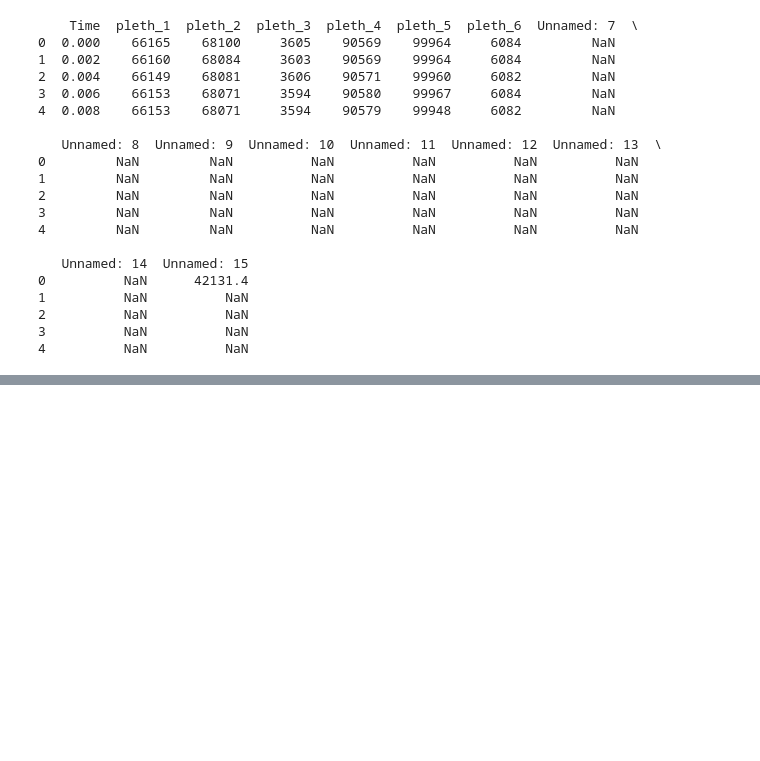
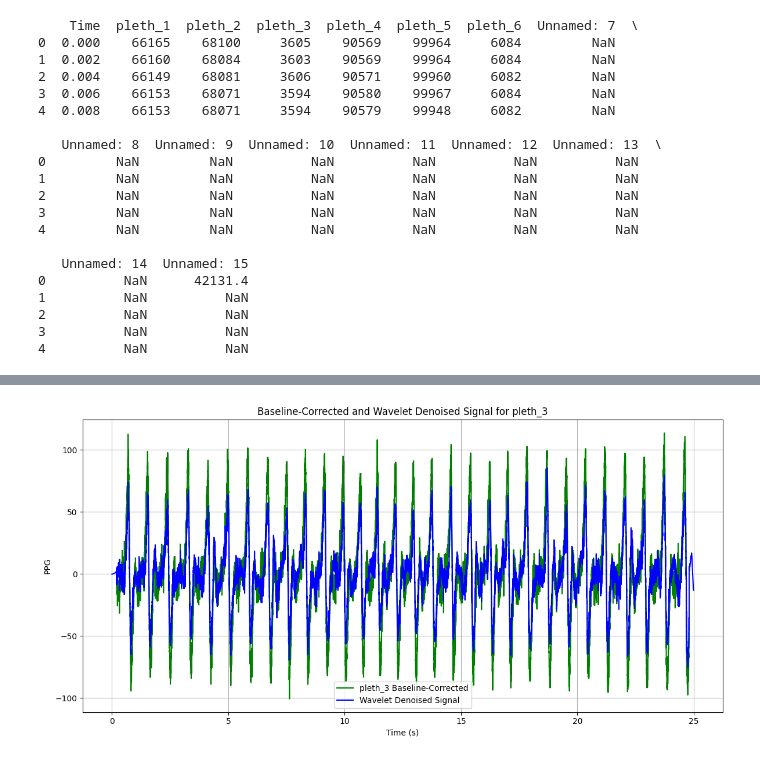
Before and after one commit to HRJ369/DH_307, a Jupyter notebook: DH307_Testing.ipynb, the cells around one changed output, grey strips where cells are left out. Cells and saved outputs as stored; diff of their text form; code cells hidden in the pictures; blank space fills up the shorter version.

```diff
--- a/DH307_Testing.ipynb
+++ b/DH307_Testing.ipynb
@@ -139,0 +145,51 @@ plt.show()
+# %%
+import pywt
+import numpy as np
+import pandas as pd
+import matplotlib.pyplot as plt
+
+# Function to apply wavelet denoising
+def wavelet_denoise(signal, wavelet='db4', level=1):
+    coeffs = pywt.wavedec(signal, wavelet, mode='symmetric')
+    coeffs[1:] = [pywt.threshold(c, np.std(c) / 2, mode='soft') for c in coeffs[1:]]
+    reconstructed_signal = pywt.waverec(coeffs, wavelet, mode='symmetric')
+    return reconstructed_signal[:len(signal)]
+
+
+# List of pleth columns
+pleth_columns = ['pleth_1', 'pleth_2', 'pleth_3', 'pleth_4', 'pleth_5', 'pleth_6']
+#i =int(input("Enter the signal you want to analyse = "))
+# Specify which signal to visualize
+desired_signal = "pleth_3"  # Change this to 'pleth_3', 'pleth_4', etc.
+
+if f'{desired_signal}_Baseline_Corrected' in df_filtered.columns:
+    # Apply wavelet denoising to the baseline-corrected signal
+    df_filtered['Denoised_Signal'] = wavelet_denoise(
+        df_filtered[f'{desired_signal}_Baseline_Corrected'].fillna(0)
+    )
+
+    # Plot the baseline-corrected and denoised signal
+    plt.figure(figsize=(12, 6))
+    plt.plot(
+        df_filtered['Time'],
+        df_filtered[f'{desired_signal}_Baseline_Corrected'],
+        label=f'{desired_signal} Baseline-Corrected',
+        color='green',
+    )
+    plt.plot(
+        df_filtered['Time'],
+        df_filtered['Denoised_Signal'],
+        label='Wavelet Denoised Signal',
+        color='blue',
+    )
+    plt.xlabel('Time (s)')
+    plt.ylabel('PPG')
+    plt.title(f'Baseline-Corrected and Wavelet Denoised Signal for {desired_signal}')
+    plt.legend()
+    plt.grid()
+    plt.tight_layout()
+    plt.show()
+else:
+    print(f"ERROR: {desired_signal}_Baseline_Corrected not found in df_filtered.")
+# %% [output]
+[figure, added]
```
Also changed, not shown: parts of 9 cells of this notebook.
